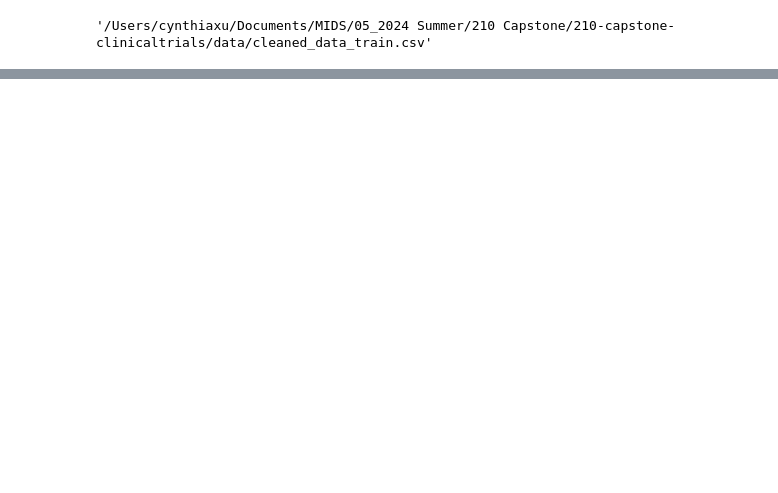
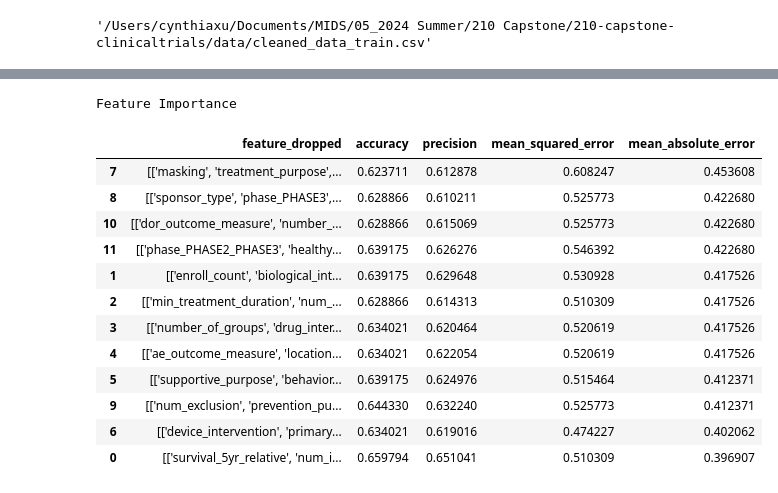
Before and after one commit to cynthiaxu04/predicting-clinicaltrials, a Jupyter notebook: model/feature_ablation.ipynb, the cells around one changed output, grey strips where cells are left out. Cells and saved outputs as stored; diff of their text form; code cells hidden in the pictures; blank space fills up the shorter version.

```diff
--- a/model/feature_ablation.ipynb
+++ b/model/feature_ablation.ipynb
@@ -122,0 +160,20 @@ Feature Importance
+# %%
+results2 = results2.sort_values(by='mean_absolute_error', ascending=False)
+styled_df = results2.style.background_gradient(cmap='Greens') \
+                 .set_caption('Feature Importance')
+styled_df
+# %% [output]
+Feature Importance
+|  | feature_dropped | accuracy | precision | mean_squared_error | mean_absolute_error |
+| 7 | [['masking', 'treatment_purpose',... | 0.623711 | 0.612878 | 0.608247 | 0.453608 |
+| 8 | [['sponsor_type', 'phase_PHASE3',... | 0.628866 | 0.610211 | 0.525773 | 0.422680 |
+| 10 | [['dor_outcome_measure', 'number_... | 0.628866 | 0.615069 | 0.525773 | 0.422680 |
+| 11 | [['phase_PHASE2_PHASE3', 'healthy... | 0.639175 | 0.626276 | 0.546392 | 0.422680 |
+| 1 | [['enroll_count', 'biological_int... | 0.639175 | 0.629648 | 0.530928 | 0.417526 |
+| 2 | [['min_treatment_duration', 'num_... | 0.628866 | 0.614313 | 0.510309 | 0.417526 |
+| 3 | [['number_of_groups', 'drug_inter... | 0.634021 | 0.620464 | 0.520619 | 0.417526 |
+| 4 | [['ae_outcome_measure', 'location... | 0.634021 | 0.622054 | 0.520619 | 0.417526 |
+| 5 | [['supportive_purpose', 'behavior... | 0.639175 | 0.624976 | 0.515464 | 0.412371 |
+| 9 | [['num_exclusion', 'prevention_pu... | 0.644330 | 0.632240 | 0.525773 | 0.412371 |
+| 6 | [['device_intervention', 'primary... | 0.634021 | 0.619016 | 0.474227 | 0.402062 |
+| 0 | [['survival_5yr_relative', 'num_i... | 0.659794 | 0.651041 | 0.510309 | 0.396907 |
```
Also changed, not shown: parts of 15 cells of this notebook, 8 other files.
